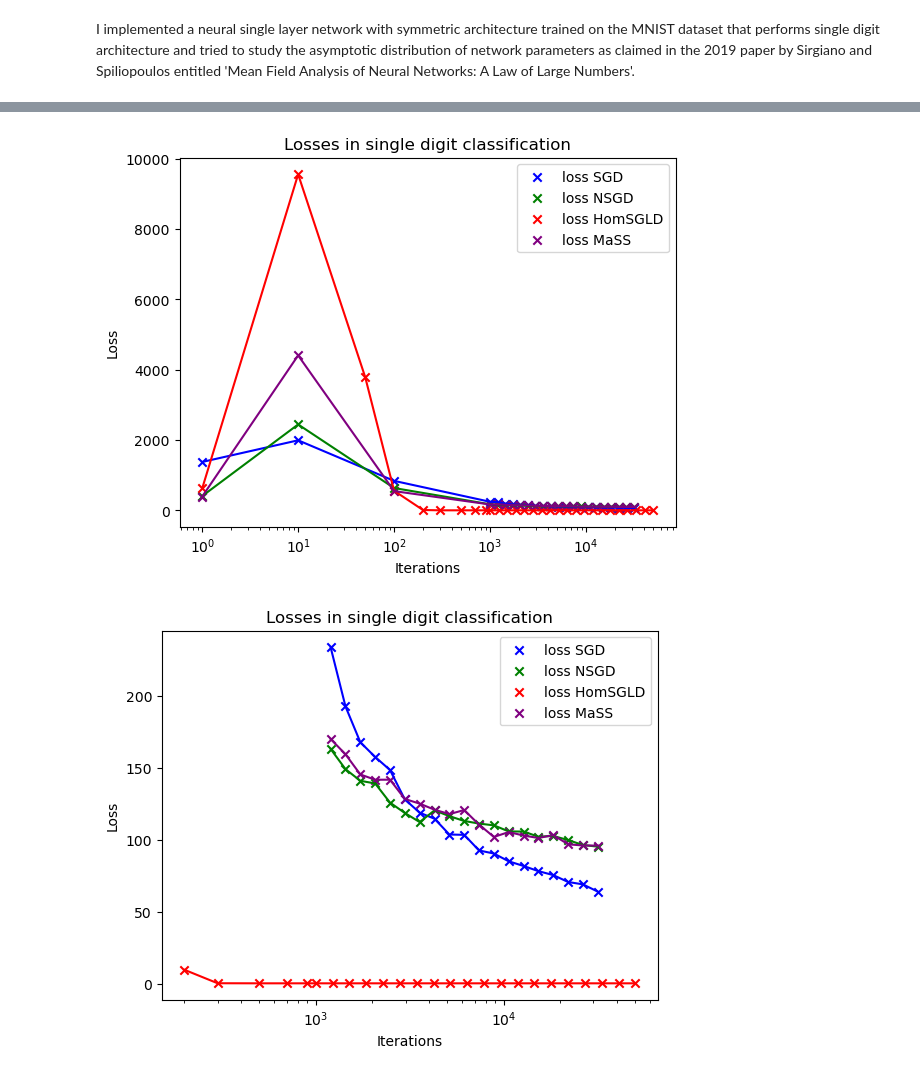
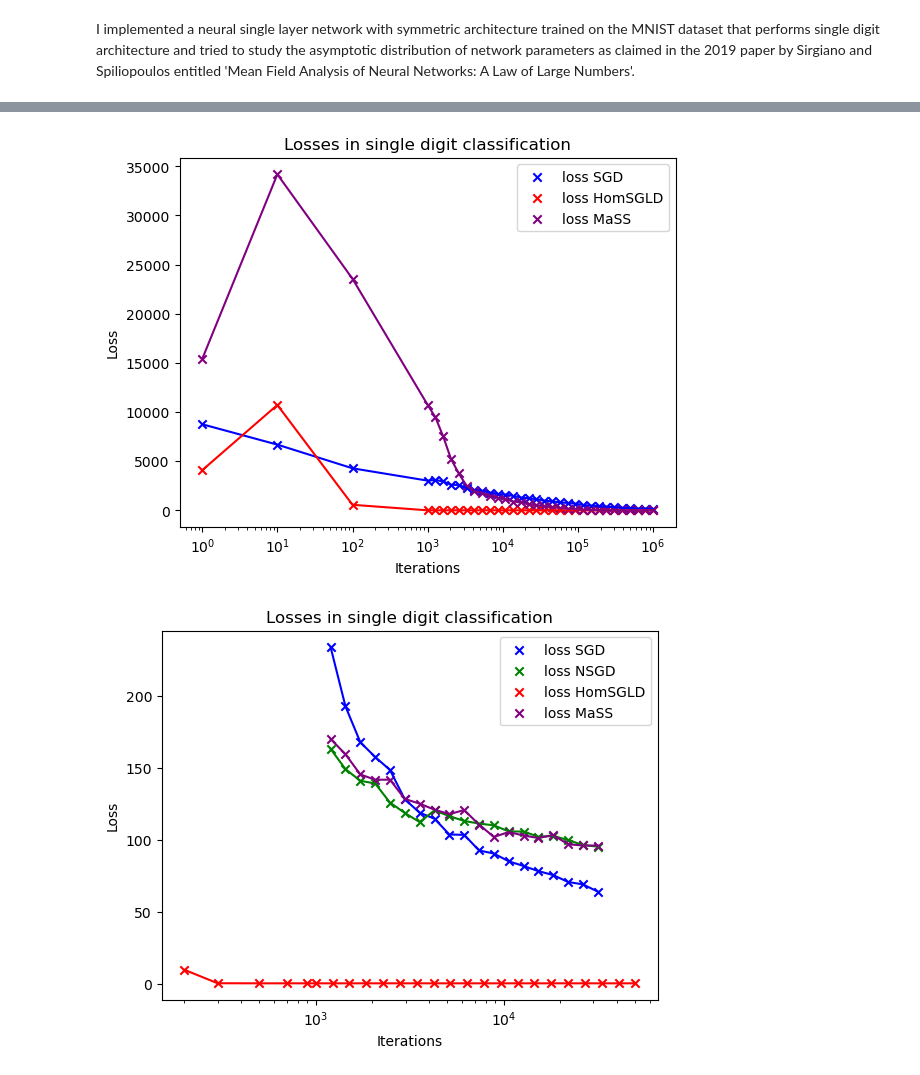
Before and after one commit to PantelisTass/Imperial-UROP-Project-SGD, a Jupyter notebook: MNIST One digit classification.ipynb, the cells around one changed output, grey strips where cells are left out. Saved outputs shown, nothing was run; the diff lists cells and outputs as text; code cells hidden in the pictures.

```diff
--- a/MNIST One digit classification.ipynb
+++ b/MNIST One digit classification.ipynb
@@ -339,5 +365,5 @@ def Mass(x_train, y_train, x_test, y_test, N = 100,  M = 20, λ = 10, learning_r
 
     return c, w, np.array(losses)
 # %%
-c, w, risk_Mass = Mass(x_train, y_train, x_test, y_test, N = 100, learning_rate = 1e-3)
+c, w, risk_Mass = Mass(x_train, y_train, x_test, y_test, N = 10, learning_rate = 1e-3)
 # %% [output]
@@ -384,3 +434,3 @@ Epoch count: 50118, Loss: 0.5000491168294223
 # %%
-c, w, params, risk_SGD = train(x_train, y_train, x_test, y_test, N = 100, learning_rate = 1e-3)
+c, w, params, risk_SGD = train(x_train, y_train, x_test, y_test, N = 10, learning_rate = 1e-3)
 # %% [output]
@@ -424,26 +498,27 @@ Epoch count: 50118, Loss: 95.34546477694394
 # %%
 #plot SGD losses vs Nesterov accelerated SGD losses
-indices = [1, 10 , 100] + list((10**np.linspace(3, 4.5, 20)).astype(int))
+indices = [1, 10 , 100] + list((10**np.linspace(3, 6, 30)).astype(int))
+#indices = [1, 10 , 100] + list((10**np.linspace(3, 4.5, 20)).astype(int))
 indices_hom = [1, 10, 50, 100, 200, 300, 500, 700, 900] + list((10**np.linspace(3, 4.7, 20)).astype(int))
 fig, ax = plt.subplots()
-ax.plot(indices, risk_SGD, c = 'b')
-ax.plot(indices, risk_NSGD, c = 'g')
-ax.plot(indices_hom, risk_HomSGLD, c = 'r')
+ax.plot(indices_SGD, risk_SGD, c = 'b')
+#ax.plot(indices, risk_NSGD, c = 'g')
+#ax.plot(indices, risk_HomSGLD, c = 'r')
 ax.plot(indices, risk_Mass, c = 'purple')
-ax.scatter(indices, risk_SGD, marker = 'x', c = 'b', label = 'loss SGD')
-ax.scatter(indices, risk_NSGD, marker = 'x', c = 'g', label = 'loss NSGD')
-ax.scatter(indices_hom, risk_HomSGLD, marker = 'x', c = 'r', label = 'loss HomSGLD')
+ax.scatter(indices_SGD, risk_SGD, marker = 'x', c = 'b', label = 'loss SGD')
+#ax.scatter(indices, risk_NSGD, marker = 'x', c = 'g', label = 'loss NSGD')
+#ax.scatter(indices, risk_HomSGLD, marker = 'x', c = 'r', label = 'loss HomSGLD')
 ax.scatter(indices, risk_Mass, marker = 'x', c = 'purple', label = 'loss MaSS')
 
 
 ax.set_xscale('log')
 ax.set_xlabel('Iterations')
 ax.set_ylabel('Loss')
 ax.set_title('Losses in single digit classification')
 ax.legend()
 plt.show()
 # %% [output]
-[figure, old version]
+[figure, new version]
 # %%
 #plot SGD losses vs Nesterov accelerated SGD losses
 indices = [1, 10 , 100] + list((10**np.linspace(3, 4.5, 20)).astype(int))
```
Also changed, not shown: parts of 9 cells of this notebook, 2 other files.
